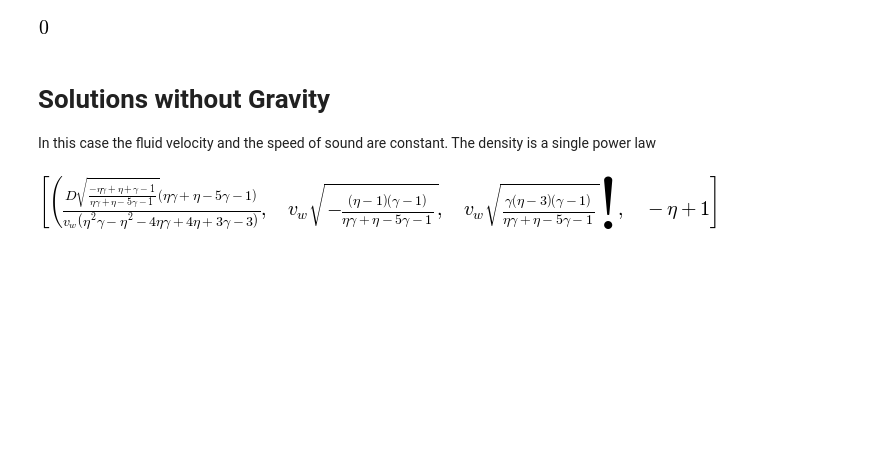
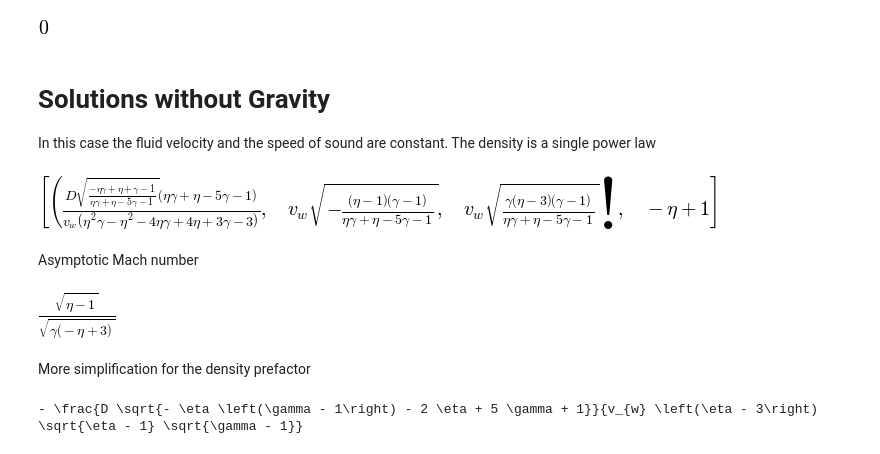
Before and after one commit to bolverk/generalised_bondi, a Jupyter notebook: generalised_bondi_point_mass.ipynb, the cells around one changed output. Drawn from its saved outputs; the diff is of its cells as text; code cells hidden in the pictures; blank space fills up the shorter version.

```diff
--- a/generalised_bondi_point_mass.ipynb
+++ b/generalised_bondi_point_mass.ipynb
@@ -214,3 +214,36 @@ asymptotic_prefactors = sympy.solve(temp,[A,u(r),c(r)])[1]
 [asymptotic_prefactors,asymptotic_density_index]
 # %% [output]
 [figure]
+# %% [markdown]
+Asymptotic Mach number
+# %%
+Q = sympy.Symbol('Q',positive=True)
+temp = asymptotic_prefactors[1]/asymptotic_prefactors[2]
+temp = temp.subs(eta*gamma+eta-5*gamma-1,-Q)
+temp = sympy.expand_power_base(temp)
+temp = temp.simplify()
+temp = temp.subs(gamma-1,Q)
+temp = temp.simplify()
+asymptotic_mach_number = temp
+asymptotic_mach_number
+# %% [output]
+[figure, added]
+# %% [markdown]
+More simplification for the density prefactor
+# %%
+temp = asymptotic_prefactors[0]
+temp = temp.subs(eta,Q+1)
+temp = temp.simplify()
+temp = temp.subs(Q,eta-1)
+temp = temp.subs(eta,Q+3)
+temp = temp.simplify()
+temp = temp.subs(Q,eta-3)
+temp = temp.subs(gamma,Q+1)
+temp = temp.simplify()
+temp = temp.subs(Q,gamma-1)
+temp = temp.subs(eta*(gamma-1)+2*eta-5*gamma-1,-Q)
+temp = temp.simplify()
+temp = temp.subs(Q,-(eta*(gamma-1)+2*eta-5*gamma-1))
+print sympy.latex(temp)
+# %% [output]
+- \frac{D \sqrt{- \eta \left(\gamma - 1\right) - 2 \eta + 5 \gamma + 1}}{v_{w} \left(\eta - 3\right) \sqrt{\eta - 1} \sqrt{\gamma - 1}}
```
Also changed, not shown: parts of 2 cells of this notebook.
